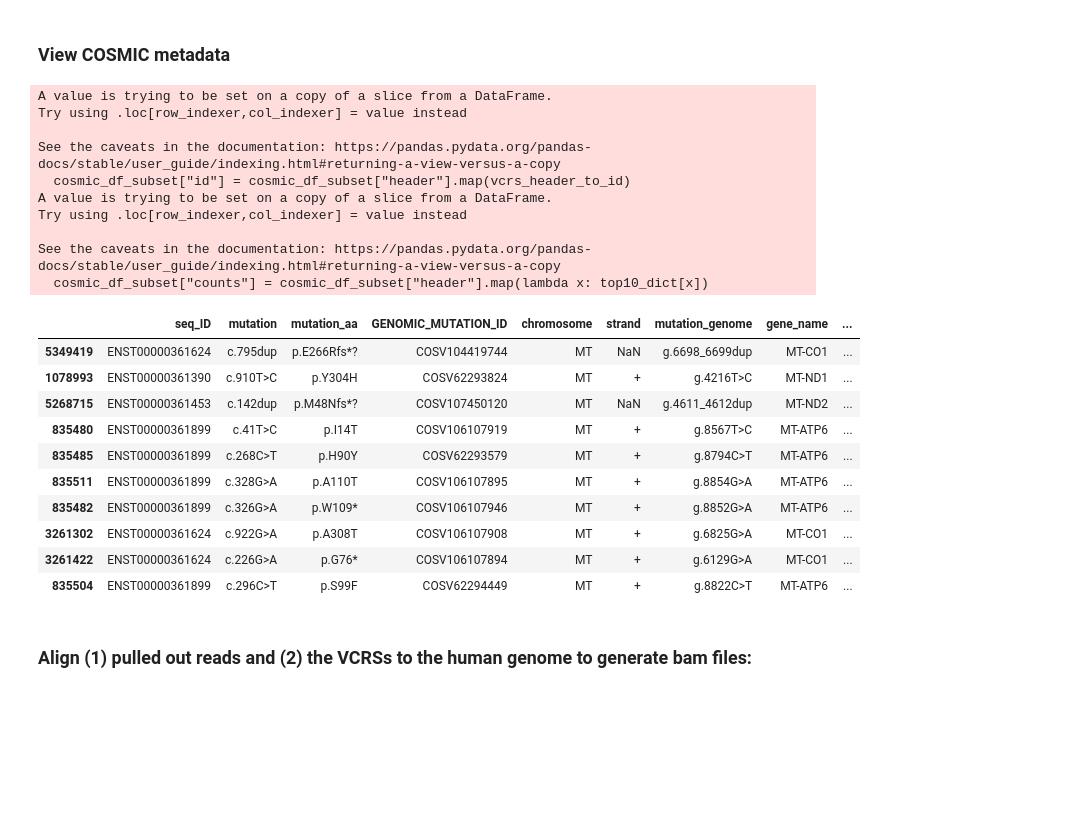
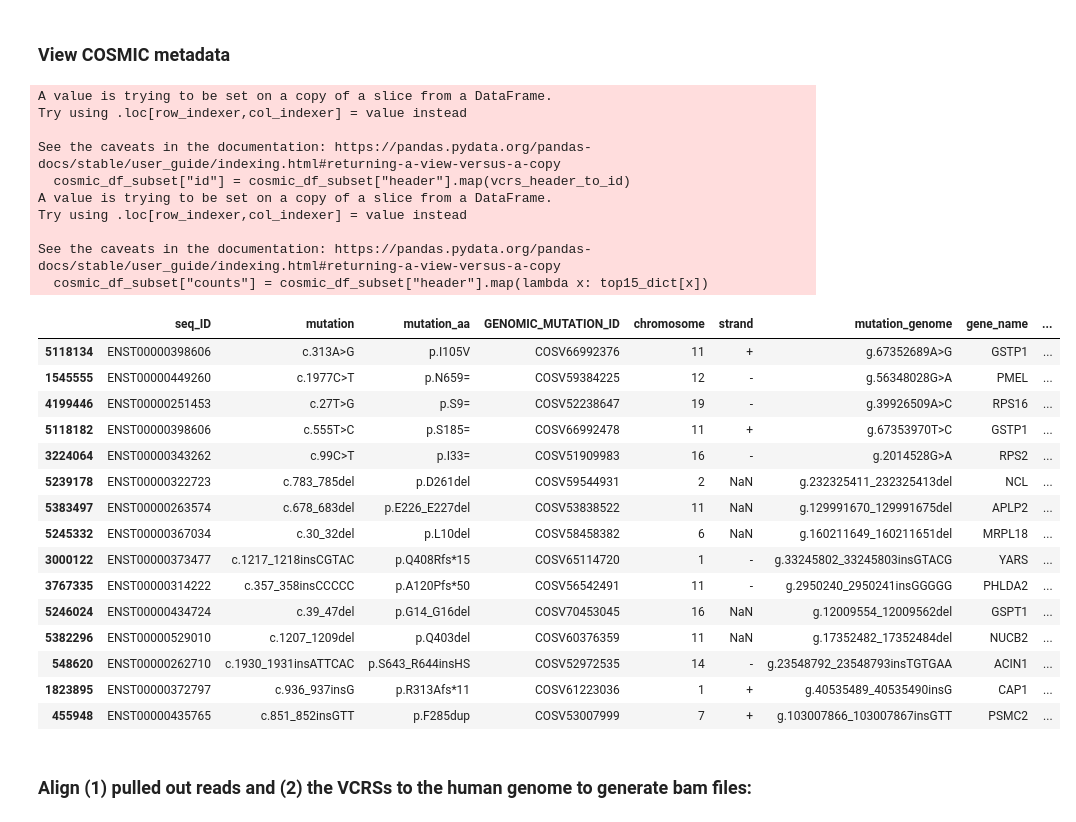
Before and after one commit to pachterlab/RLSRP_2025, a Jupyter notebook: notebooks/SuppX_pull_out_reads_for_alignment_viz.ipynb, the cells around one changed output. Drawn from its saved outputs; the diff is of its cells as text; code cells hidden in the pictures; blank space fills up the shorter version.

```diff
--- a/notebooks/SuppX_pull_out_reads_for_alignment_viz.ipynb
+++ b/notebooks/SuppX_pull_out_reads_for_alignment_viz.ipynb
@@ -247,7 +250,33 @@ AnnData object with n_obs × n_vars = 1 × 5329695
+# %%
+# Map cosmic_df['gene_name'] to adata.var using 'header'
+adata.var['header'] = adata.var_names
+cosmic_df_gene_map = cosmic_df.drop_duplicates('header').set_index('header')[['gene_name', 'variant_type']]
+adata.var = adata.var.merge(cosmic_df_gene_map, on='header', how='left').set_index(adata.var.index)
+adata.var.index = adata.var['header']
+
+# Filter out columns where gene_name starts with "mt-" (case-insensitive)
+mask = ~adata.var['gene_name'].astype(str).str.upper().str.startswith('MT-', na=False)
+adata = adata[:, mask]
 # %%
-top10 = list(adata.var.index[np.argsort(np.array(adata.X.todense())[0])][::-1][:10])
-# Create a dictionary mapping gene names to counts
-top10_counts = np.array(adata.X.todense())[0][np.argsort(np.array(adata.X.todense())[0])][::-1][:10].astype(int)
-top10_dict = dict(zip(top10, top10_counts))
-top10_dict
+number_to_select_per_mutation_type = 5
+top15, top15_counts, top15_gene_names = [], [], []
+
+for mutation_type in ["substitution", "insertion", "deletion"]:
+    adata_tmp = adata[:, adata.var['variant_type'] == mutation_type].copy()  # select only mutation_type
+    variants_list = list(adata_tmp.var.index[np.argsort(np.array(adata_tmp.X.todense())[0])][::-1][:number_to_select_per_mutation_type])
+    top15.extend(variants_list)
+    top15_counts.extend(list(np.array(adata_tmp.X.todense())[0][np.argsort(np.array(adata_tmp.X.todense())[0])][::-1][:number_to_select_per_mutation_type].astype(int)))
+    top15_gene_names.extend(cosmic_df.set_index('header').loc[variants_list, 'gene_name'].tolist())
+
+top15_dict = dict(zip(top15, top15_counts))
+
+top15_df = pd.DataFrame({
+    'Variant': top15,
+    'Counts': top15_counts,
+    'Gene_Name': top15_gene_names
+})
+
+top15 = top15_df.sort_values(by="Counts", ascending=False)["Variant"].tolist()  # sort descending order
+top15_df = top15_df.sort_values(by="Counts", ascending=False).reset_index(drop=True)
+top15_df
 # %% [output]
@@ -429,6 +322,6 @@ ValueError: Can't infer object conversion type: 0         (ENST00000326592:c.153
 # %%
 # make IDs since the gene names in HGVSC format do not make for good folder names or bowtie2 header names
-vcrs_header_to_id = {vcrs: f"vcrs_{i}" for i, vcrs in enumerate(list(top10))}
+vcrs_header_to_id = {vcrs: f"vcrs_{i}" for i, vcrs in enumerate(list(top15))}
 filtered_bus_df["vcrs_ids"] = filtered_bus_df["variant_names_str"].map(vcrs_header_to_id)
 
 vcrs_header_to_id_file = os.path.join(vk_count_out_dir, "vcrs_header_to_id.txt")
@@ -466,33 +381,38 @@ for vcrs_id in filtered_bus_df["vcrs_ids"].unique():  # Get unique gene names
 # %% [markdown]
 ### View COSMIC metadata
 # %%
-cosmic_df_subset = cosmic_df[cosmic_df["header"].isin(top10)]
+cosmic_df_subset = cosmic_df[cosmic_df["header"].isin(top15)]
 cosmic_df_subset["id"] = cosmic_df_subset["header"].map(vcrs_header_to_id)
-cosmic_df_subset["counts"] = cosmic_df_subset["header"].map(lambda x: top10_dict[x])
+cosmic_df_subset["counts"] = cosmic_df_subset["header"].map(lambda x: top15_dict[x])
 cosmic_df_subset = cosmic_df_subset.sort_values(by="counts", ascending=False)
 cosmic_df_subset
 # %% [output]
 A value is trying to be set on a copy of a slice from a DataFrame.
 Try using .loc[row_indexer,col_indexer] = value instead
 
 See the caveats in the documentation: https://pandas.pydata.org/pandas-docs/stable/user_guide/indexing.html#returning-a-view-versus-a-copy
   cosmic_df_subset["id"] = cosmic_df_subset["header"].map(vcrs_header_to_id)
 A value is trying to be set on a copy of a slice from a DataFrame.
 Try using .loc[row_indexer,col_indexer] = value instead
 
 See the caveats in the documentation: https://pandas.pydata.org/pandas-docs/stable/user_guide/indexing.html#returning-a-view-versus-a-copy
-  cosmic_df_subset["counts"] = cosmic_df_subset["header"].map(lambda x: top10_dict[x])
+  cosmic_df_subset["counts"] = cosmic_df_subset["header"].map(lambda x: top15_dict[x])
 |  | seq_ID | mutation | mutation_aa | GENOMIC_MUTATION_ID | chromosome | strand | mutation_genome | gene_name | ... |
-| 5349419 | ENST00000361624 | c.795dup | p.E266Rfs*? | COSV104419744 | MT | NaN | g.6698_6699dup | MT-CO1 | ... |
-| 1078993 | ENST00000361390 | c.910T>C | p.Y304H | COSV62293824 | MT | + | g.4216T>C | MT-ND1 | ... |
-| 5268715 | ENST00000361453 | c.142dup | p.M48Nfs*? | COSV107450120 | MT | NaN | g.4611_4612dup | MT-ND2 | ... |
-| 835480 | ENST00000361899 | c.41T>C | p.I14T | COSV106107919 | MT | + | g.8567T>C | MT-ATP6 | ... |
-| 835485 | ENST00000361899 | c.268C>T | p.H90Y | COSV62293579 | MT | + | g.8794C>T | MT-ATP6 | ... |
-| 835511 | ENST00000361899 | c.328G>A | p.A110T | COSV106107895 | MT | + | g.8854G>A | MT-ATP6 | ... |
-| 835482 | ENST00000361899 | c.326G>A | p.W109* | COSV106107946 | MT | + | g.8852G>A | MT-ATP6 | ... |
-| 3261302 | ENST00000361624 | c.922G>A | p.A308T | COSV106107908 | MT | + | g.6825G>A | MT-CO1 | ... |
-| 3261422 | ENST00000361624 | c.226G>A | p.G76* | COSV106107894 | MT | + | g.6129G>A | MT-CO1 | ... |
-| 835504 | ENST00000361899 | c.296C>T | p.S99F | COSV62294449 | MT | + | g.8822C>T | MT-ATP6 | ... |
+| 5118134 | ENST00000398606 | c.313A>G | p.I105V | COSV66992376 | 11 | + | g.67352689A>G | GSTP1 | ... |
+| 1545555 | ENST00000449260 | c.1977C>T | p.N659= | COSV59384225 | 12 | - | g.56348028G>A | PMEL | ... |
+| 4199446 | ENST00000251453 | c.27T>G | p.S9= | COSV52238647 | 19 | - | g.39926509A>C | RPS16 | ... |
+| 5118182 | ENST00000398606 | c.555T>C | p.S185= | COSV66992478 | 11 | + | g.67353970T>C | GSTP1 | ... |
+| 3224064 | ENST00000343262 | c.99C>T | p.I33= | COSV51909983 | 16 | - | g.2014528G>A | RPS2 | ... |
+| 5239178 | ENST00000322723 | c.783_785del | p.D261del | COSV59544931 | 2 | NaN | g.232325411_232325413del | NCL | ... |
+| 5383497 | ENST00000263574 | c.678_683del | p.E226_E227del | COSV53838522 | 11 | NaN | g.129991670_129991675del | APLP2 | ... |
+| 5245332 | ENST00000367034 | c.30_32del | p.L10del | COSV58458382 | 6 | NaN | g.160211649_160211651del | MRPL18 | ... |
+| 3000122 | ENST00000373477 | c.1217_1218insCGTAC | p.Q408Rfs*15 | COSV65114720 | 1 | - | g.33245802_33245803insGTACG | YARS | ... |
+| 3767335 | ENST00000314222 | c.357_358insCCCCC | p.A120Pfs*50 | COSV56542491 | 11 | - | g.2950240_2950241insGGGGG | PHLDA2 | ... |
+| 5246024 | ENST00000434724 | c.39_47del | p.G14_G16del | COSV70453045 | 16 | NaN | g.12009554_12009562del | GSPT1 | ... |
+| 5382296 | ENST00000529010 | c.1207_1209del | p.Q403del | COSV60376359 | 11 | NaN | g.17352482_17352484del | NUCB2 | ... |
+| 548620 | ENST00000262710 | c.1930_1931insATTCAC | p.S643_R644insHS | COSV52972535 | 14 | - | g.23548792_23548793insTGTGAA | ACIN1 | ... |
+| 1823895 | ENST00000372797 | c.936_937insG | p.R313Afs*11 | COSV61223036 | 1 | + | g.40535489_40535490insG | CAP1 | ... |
+| 455948 | ENST00000435765 | c.851_852insGTT | p.F285dup | COSV53007999 | 7 | + | g.103007866_103007867insGTT | PSMC2 | ... |
 # %% [markdown]
 ### Align (1) pulled out reads and (2) the VCRSs to the human genome to generate bam files:
 # %%
```
Also changed, not shown: parts of 26 cells of this notebook, 3 other files.
